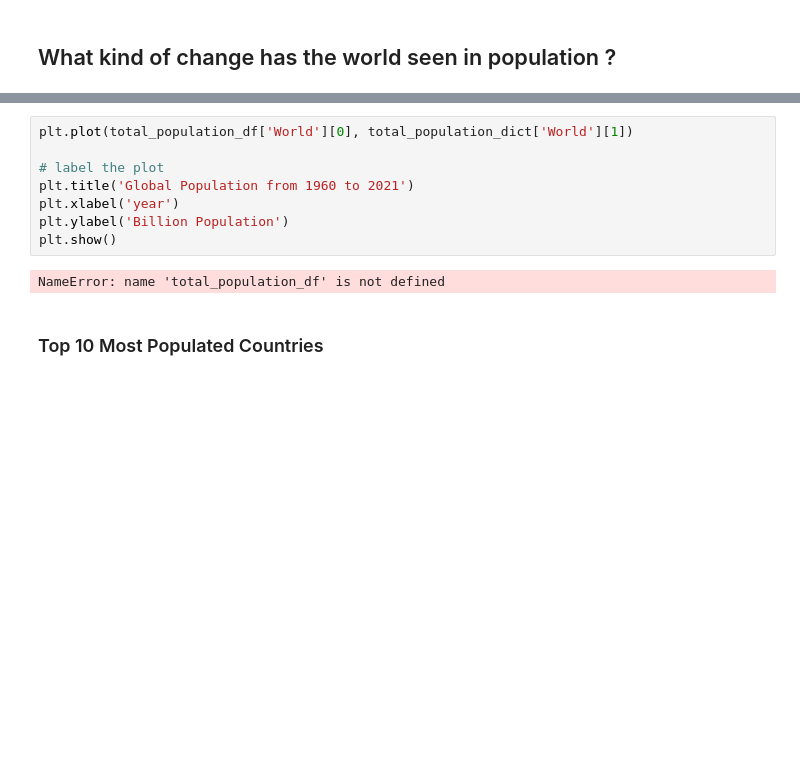
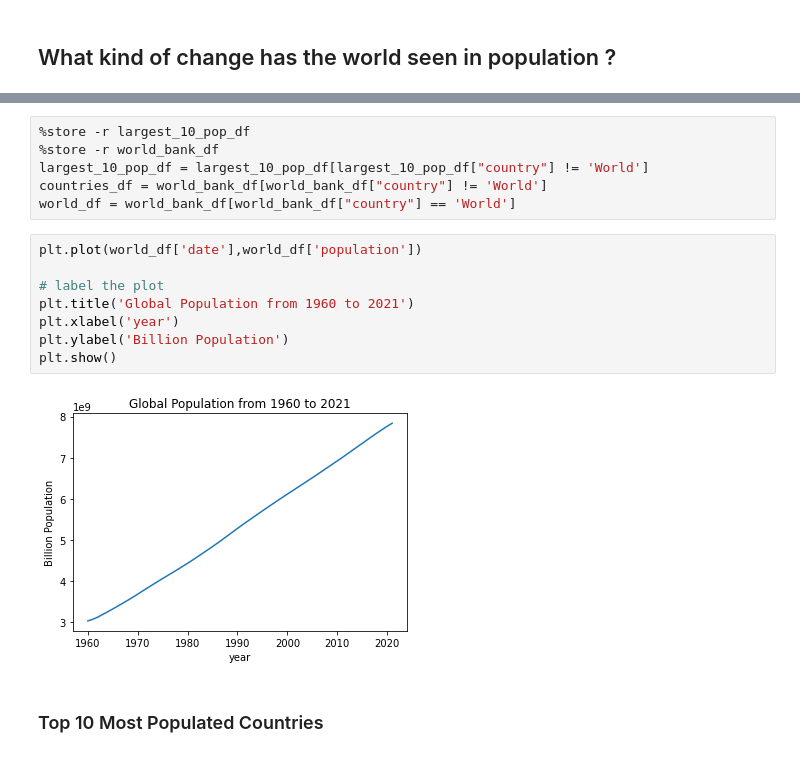
Before and after one commit to chabazite/Agriculture_Analysis_App, a Jupyter notebook: notebooks/3.0_ASI_Exploratory_Data_Analysis.ipynb, the cells around one changed output, grey strips where cells are left out. Saved outputs shown, nothing was run; the diff lists cells and outputs as text; blank space fills up the shorter version.

```diff
--- a/notebooks/3.0_ASI_Exploratory_Data_Analysis.ipynb
+++ b/notebooks/3.0_ASI_Exploratory_Data_Analysis.ipynb
@@ -18,13 +12,19 @@ no stored variable or alias countries_population_df
+# %%
+%store -r largest_10_pop_df
+%store -r world_bank_df
+largest_10_pop_df = largest_10_pop_df[largest_10_pop_df["country"] != 'World']
+countries_df = world_bank_df[world_bank_df["country"] != 'World']
+world_df = world_bank_df[world_bank_df["country"] == 'World']
 # %%
-plt.plot(total_population_df['World'][0], total_population_dict['World'][1])
+plt.plot(world_df['date'],world_df['population'])
 
 # label the plot
 plt.title('Global Population from 1960 to 2021')
 plt.xlabel('year')
 plt.ylabel('Billion Population')
 plt.show()
 # %% [output]
-NameError: name 'total_population_df' is not defined
+[figure, added]
 # %% [markdown]
 ### Top 10 Most Populated Countries
 # %%
```
Also changed, not shown: parts of 10 cells of this notebook, 1 other file.
